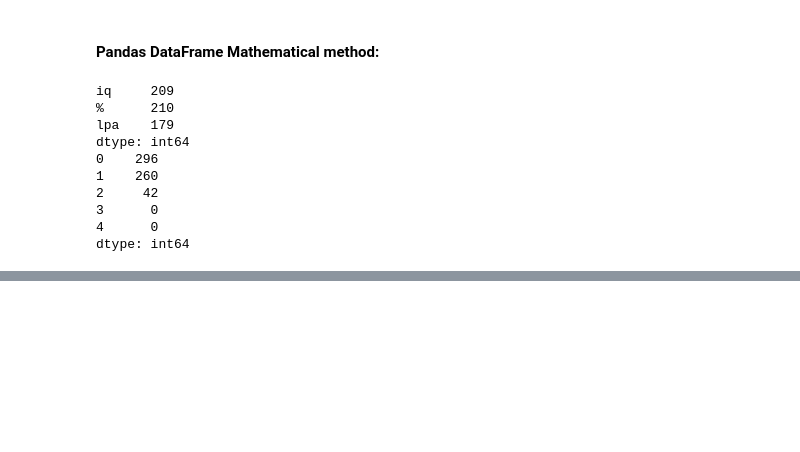
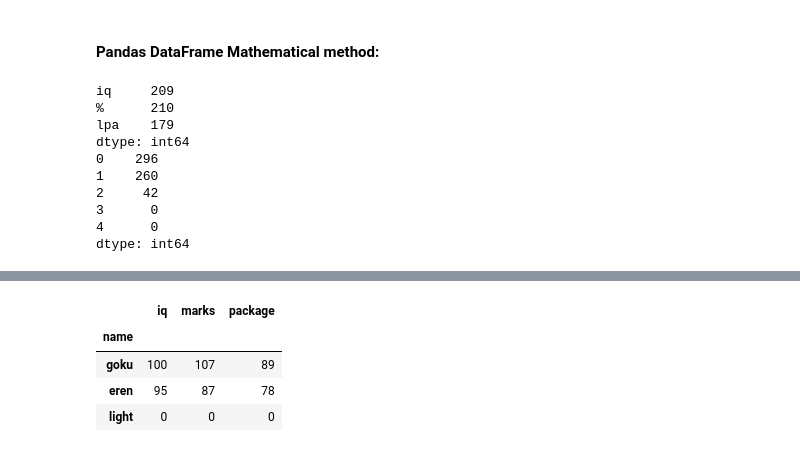
Before and after one commit to akashpagi/PANDAS-LIBRARY-FOR-DATA-SCIENCE, a Jupyter notebook: SESSION 17 - PANDAS DATAFRAME.ipynb, the cells around one changed output, grey strips where cells are left out. Cells and saved outputs as stored; diff of their text form; code cells hidden in the pictures; blank space fills up the shorter version.

```diff
--- a/SESSION 17 - PANDAS DATAFRAME.ipynb
+++ b/SESSION 17 - PANDAS DATAFRAME.ipynb
@@ -385,0 +590,9 @@ dtype: int64
+# %%
+# Multiple index
+students.loc[['goku','eren','light']]
+# %% [output]
+|  | iq | marks | package |
+| name |  |  |  |
+| goku | 100 | 107 | 89 |
+| eren | 95 | 87 | 78 |
+| light | 0 | 0 | 0 |
```
Also changed, not shown: parts of 23 cells of this notebook.
